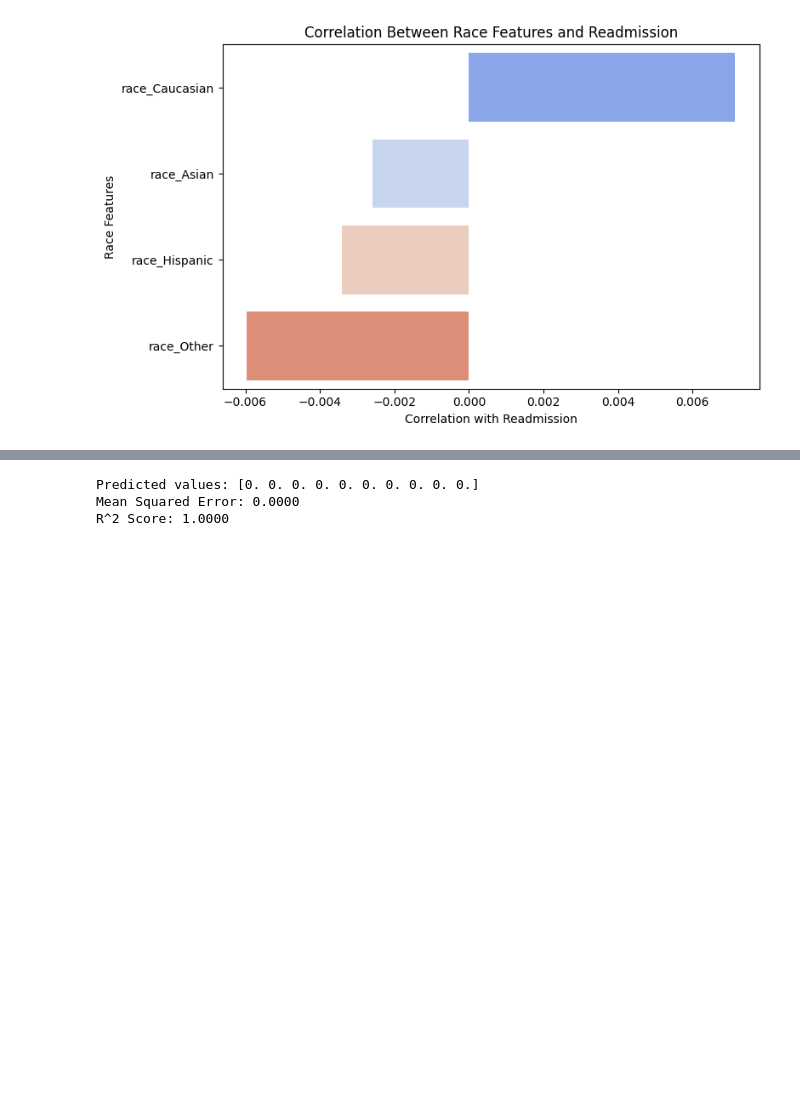
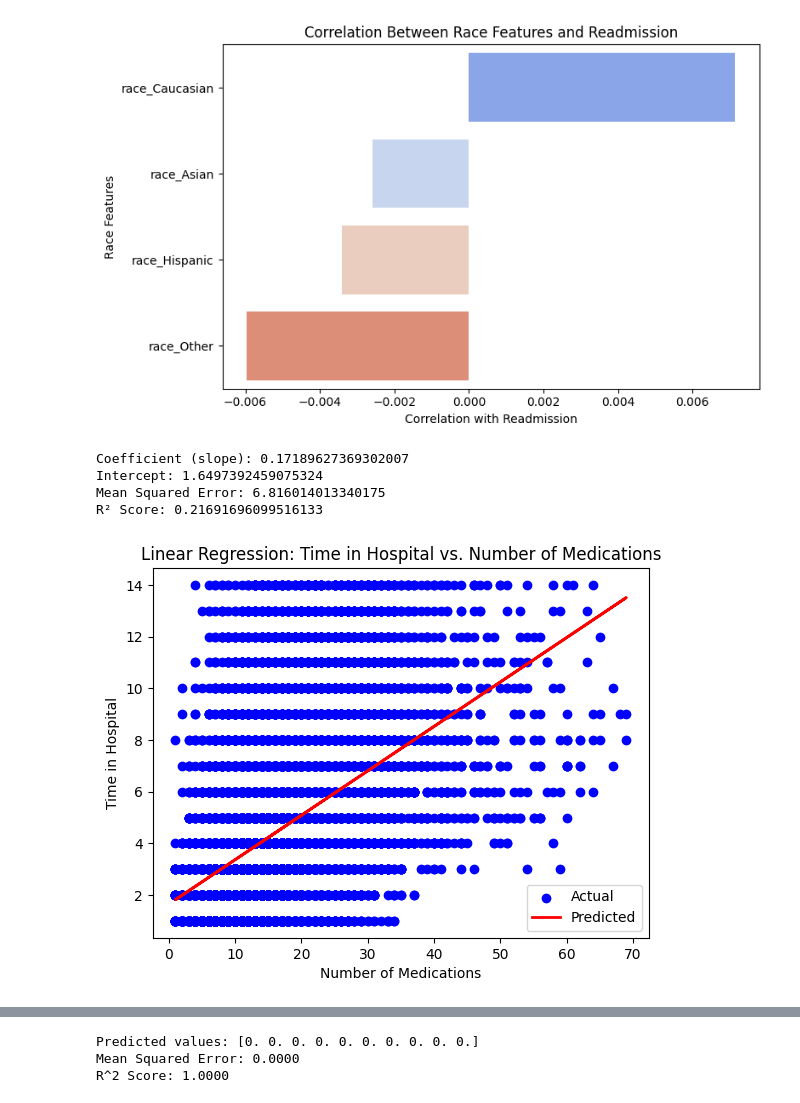
Before and after one commit to amen-hussain/SP25-Project, a Jupyter notebook: ML/SP25_Regressions.ipynb, the cells around one changed output, grey strips where cells are left out. Drawn from its saved outputs; the diff is of its cells as text; code cells hidden in the pictures; blank space fills up the shorter version.

Commit message:
linear regressions

```diff
--- a/ML/SP25_Regressions.ipynb
+++ b/ML/SP25_Regressions.ipynb
@@ -352,3 +352,36 @@ def calc_prevalence(y_actual):
     # Proportion of positive samples
     prevalence = sum(y_actual) / len(y_actual)
     return prevalence
+# %%
+#Linear Regression
+
+# Define X (feature) and y (target)
+X = diabetes_cleaned[['num_medications']]
+y = diabetes_cleaned['time_in_hospital']
+
+#Split Test,Train
+X_train, X_test, y_train, y_test = train_test_split(X, y, test_size=0.2, random_state=42)
+
+model = LinearRegression()
+model.fit(X_train, y_train)
+
+y_pred = model.predict(X_test)
+
+print("Coefficient (slope):", model.coef_[0])
+print("Intercept:", model.intercept_)
+print("Mean Squared Error:", mean_squared_error(y_test, y_pred))
+print("R² Score:", r2_score(y_test, y_pred))
+
+plt.scatter(X_test, y_test, color='blue', label='Actual')
+plt.plot(X_test, y_pred, color='red', label='Predicted', linewidth=2)
+plt.xlabel('Number of Medications')
+plt.ylabel('Time in Hospital')
+plt.title('Linear Regression: Time in Hospital vs. Number of Medications')
+plt.legend()
+plt.show()
+# %% [output]
+Coefficient (slope): 0.17189627369302007
+Intercept: 1.6497392459075324
+Mean Squared Error: 6.816014013340175
+R² Score: 0.21691696099516133
+[figure, added]
```
Also changed, not shown: parts of 4 cells of this notebook.
